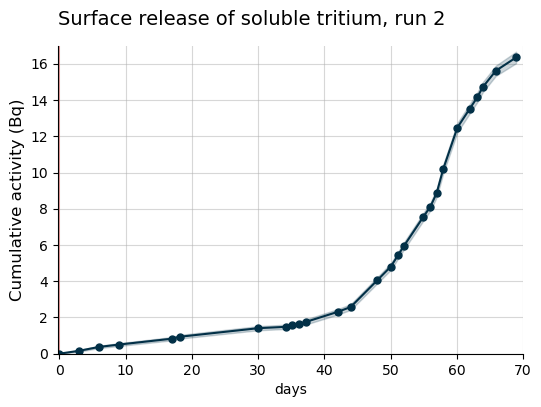
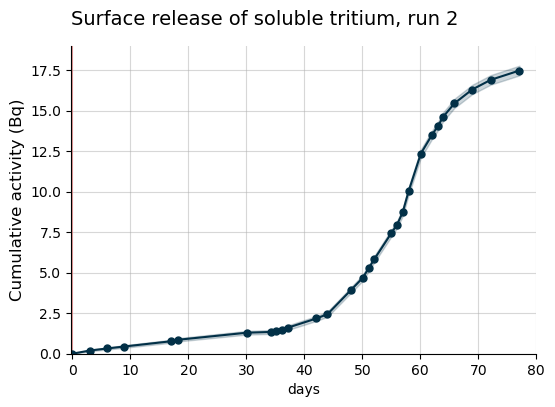
The change to this notebook cell's code, shown as a diff; its figure went from the first image to the second:
--- before
+++ after
@@ -45,6 +45,6 @@
 
 plt.title("Surface release of soluble tritium, run 2", loc="left", fontsize=14, pad=15)
-plt.ylim(top=17)
-plt.xlim(right = 70)
+plt.ylim(top=19)
+plt.xlim(right = 80)
 plt.xlim(left = -0.2)
 plt.xlabel("days")

Commit: Running processing notebooks